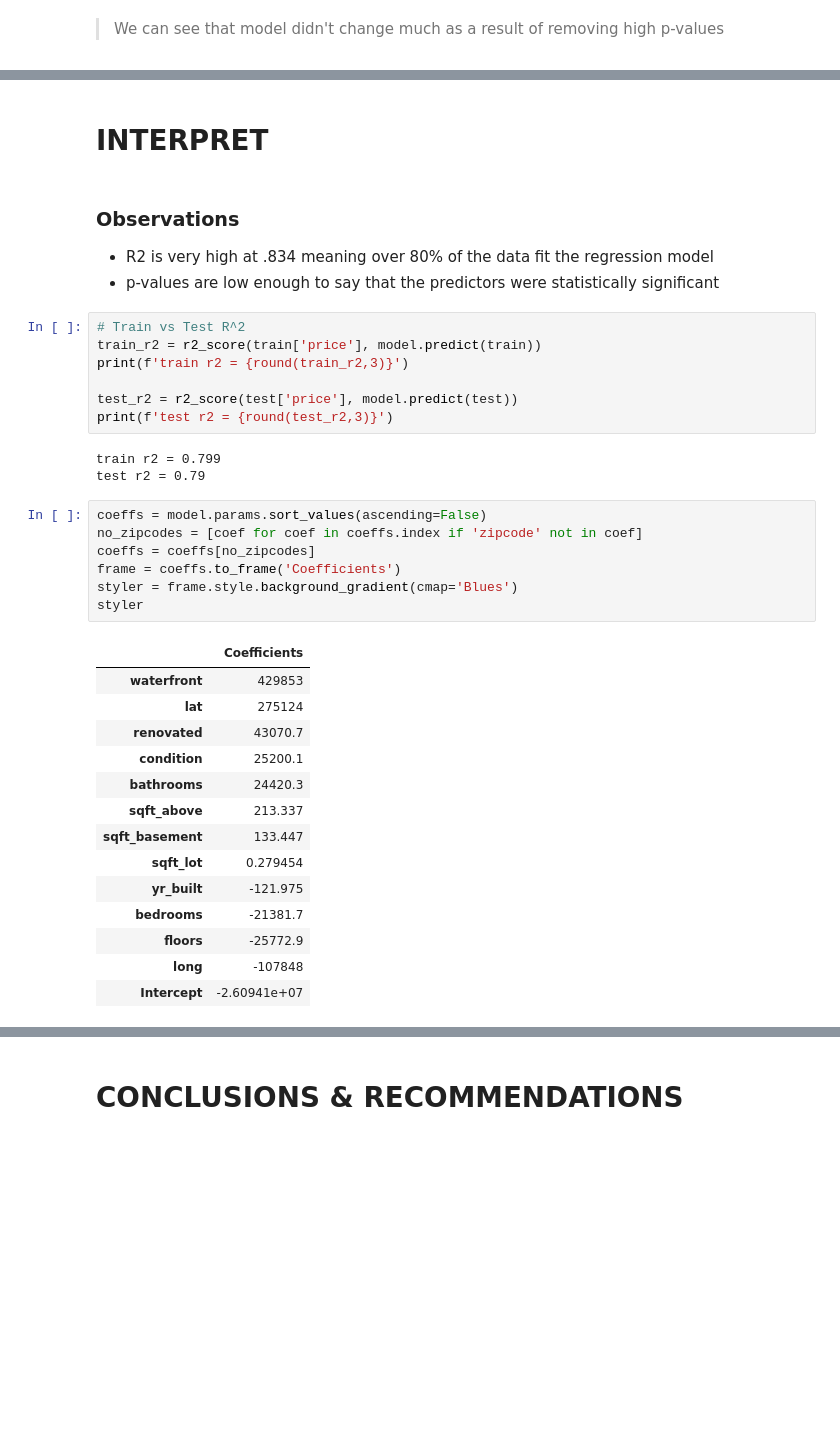
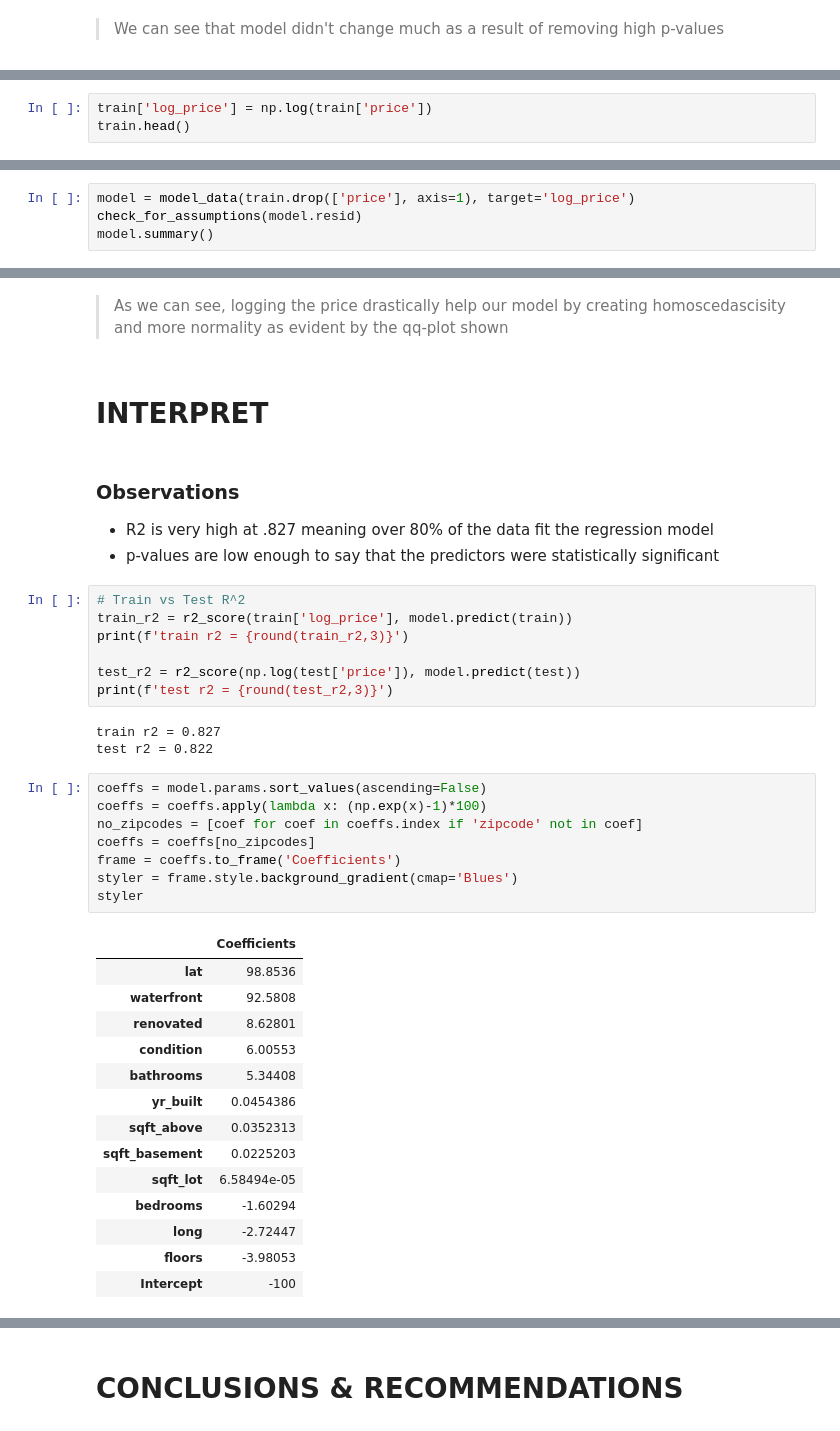
Before and after one commit to alimahzoon/King-County-House-Sales, a Jupyter notebook: student.ipynb, the cells around one changed output, grey strips where cells are left out. Drawn from its saved outputs; the diff is of its cells as text; blank space fills up the shorter version.

```diff
--- a/student.ipynb
+++ b/student.ipynb
@@ -799,0 +702,3 @@ See the caveats in the documentation: http://pandas.pydata.org/pandas-docs/stabl
+# %%
+train['log_price'] = np.log(train['price'])
+train.head()
@@ -805,0 +719,4 @@ check_for_assumptions(model.resid)
+# %%
+model = model_data(train.drop(['price'], axis=1), target='log_price')
+check_for_assumptions(model.resid)
+model.summary()
@@ -806,38 +759,41 @@ check_for_assumptions(model.resid)
+# %% [markdown]
+> As we can see, logging the price drastically help our model by creating homoscedascisity and more normality as evident by the qq-plot shown
 # %% [markdown]
 # INTERPRET
 # %% [markdown]
 ### Observations
-* R2 is very high at .834 meaning over 80% of the data fit the regression model
+* R2 is very high at .827 meaning over 80% of the data fit the regression model
 * p-values are low enough to say that the predictors were statistically significant
 # %%
 # Train vs Test R^2
-train_r2 = r2_score(train['price'], model.predict(train))
+train_r2 = r2_score(train['log_price'], model.predict(train))
 print(f'train r2 = {round(train_r2,3)}')
 
-test_r2 = r2_score(test['price'], model.predict(test))
+test_r2 = r2_score(np.log(test['price']), model.predict(test))
 print(f'test r2 = {round(test_r2,3)}')
 # %% [output]
-train r2 = 0.799
-test r2 = 0.79
+train r2 = 0.827
+test r2 = 0.822
 # %%
 coeffs = model.params.sort_values(ascending=False)
+coeffs = coeffs.apply(lambda x: (np.exp(x)-1)*100)
 no_zipcodes = [coef for coef in coeffs.index if 'zipcode' not in coef]
 coeffs = coeffs[no_zipcodes]
 frame = coeffs.to_frame('Coefficients')
 styler = frame.style.background_gradient(cmap='Blues')
 styler
 # %% [output]
 |  | Coefficients |
-| waterfront | 429853 |
-| lat | 275124 |
-| renovated | 43070.7 |
-| condition | 25200.1 |
-| bathrooms | 24420.3 |
-| sqft_above | 213.337 |
-| sqft_basement | 133.447 |
-| sqft_lot | 0.279454 |
-| yr_built | -121.975 |
-| bedrooms | -21381.7 |
-| floors | -25772.9 |
-| long | -107848 |
-| Intercept | -2.60941e+07 |
+| lat | 98.8536 |
+| waterfront | 92.5808 |
+| renovated | 8.62801 |
+| condition | 6.00553 |
+| bathrooms | 5.34408 |
+| yr_built | 0.0454386 |
+| sqft_above | 0.0352313 |
+| sqft_basement | 0.0225203 |
+| sqft_lot | 6.58494e-05 |
+| bedrooms | -1.60294 |
+| long | -2.72447 |
+| floors | -3.98053 |
+| Intercept | -100 |
```
Also changed, not shown: parts of 19 cells of this notebook, 5 other files.
